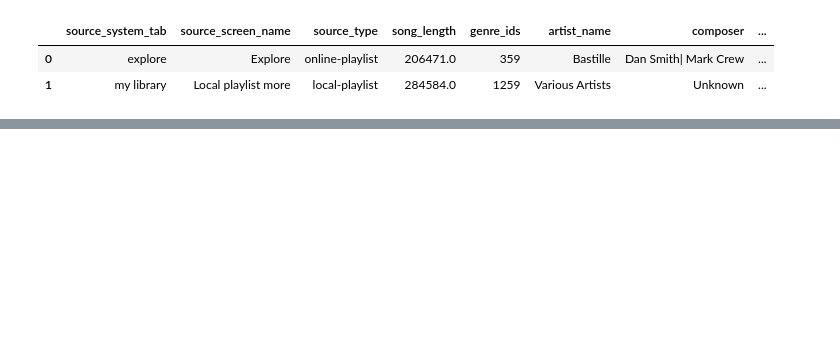
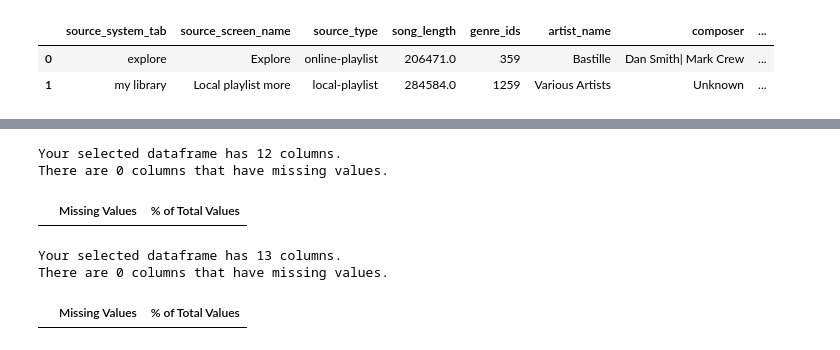
Before and after one commit to monteirof4/kkbox, a Jupyter notebook: kkbox_datacleaning.ipynb, the cells around one changed output, grey strips where cells are left out. Saved outputs shown, nothing was run; the diff lists cells and outputs as text; code cells hidden in the pictures; blank space fills up the shorter version.

```diff
--- a/kkbox_datacleaning.ipynb
+++ b/kkbox_datacleaning.ipynb
@@ -9,10 +9,10 @@ members = "data/members.csv"
 train = 'data/train.csv'
 # %%
 # Read our Data file with the pandas library
-songs_df = pd.read_csv(songs, encoding="ISO-8859-1")
-test_df = pd.read_csv(test, encoding="ISO-8859-1")
-members_df = pd.read_csv(members, encoding="ISO-8859-1")
-train_df = pd.read_csv(train, encoding="ISO-8859-1")
+songs_df = pd.read_csv(songs, encoding="utf-8")
+test_df = pd.read_csv(test, encoding="utf-8")
+members_df = pd.read_csv(members, encoding="utf-8")
+train_df = pd.read_csv(train, encoding="utf-8")
 # %%
 # Songs DataFrame Header
 songs_df.head(2)
@@ -45,7 +62,7 @@ songs_test_members_df.head(2)
 | 1 | 1 | V8ruy7SGk7tDm3zA51DPpn6qutt+vmKMB... | y/rsZ9DC7FwK5F2PK2D5mj+aOBUJAjuu3... | my library | Local playlist more | local-library | 320470.0 | 465 | ... |
 # %%
 # Rename songs_test_members_df DataFrame to "test_final_df'
-test_final_df = songs_test_members_df
+test_final_df = songs_test_members_df.copy()
 test_final_df.head(2)
 # %% [output]
 |  | id | msno | song_id | source_system_tab | source_screen_name | source_type | song_length | genre_ids | ... |
@@ -94,7 +112,7 @@ songs_train_members_df.head(2)
 | 1 | Xumu+NIjS6QYVxDS4/t3SawvJ7viT9hPK... | bhp/MpSNoqoxOIB+/l8WPqu6jldth4DIp... | my library | Local playlist more | local-playlist | 1 | 284584.0 | 1259 | ... |
 # %%
 # Rename songs_train_members_df DataFrame to 'train_final_df'
-train_final_df = songs_train_members_df
+train_final_df = songs_train_members_df.copy()
 train_final_df.head(2)
 # %% [output]
 |  | msno | song_id | source_system_tab | source_screen_name | source_type | target | song_length | genre_ids | ... |
@@ -309,6 +287,0 @@ See the caveats in the documentation: http://pandas.pydata.org/pandas-docs/stabl
-# %%
-train_final_df["source_system_tab"].fillna("Unknown",inplace=True)
-train_final_df["source_system_tab"].replace("null","Unknown",inplace=True)
-
-test_final_df["source_system_tab"].fillna("Unknown",inplace=True)
-test_final_df["source_system_tab"].replace("null","Unknown",inplace=True)
@@ -378 +306,15 @@ test_final_clean_df.head(2)
+# %%
+# After dealing with missing value, there is no missing value in each column
+missing_values_table(test_final_clean_df)
+# %% [output]
+Your selected dataframe has 12 columns.
+There are 0 columns that have missing values.
+|  | Missing Values | % of Total Values |
+# %%
+# After dealing with missing value, there is no missing value in each column
+missing_values_table(train_final_clean_df)
+# %% [output]
+Your selected dataframe has 13 columns.
+There are 0 columns that have missing values.
+|  | Missing Values | % of Total Values |
 # %%
```
Also changed, not shown: parts of 53 cells of this notebook.
